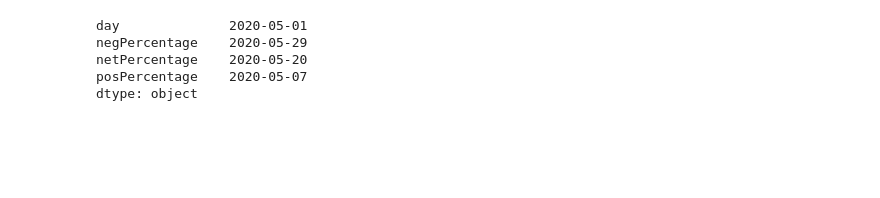
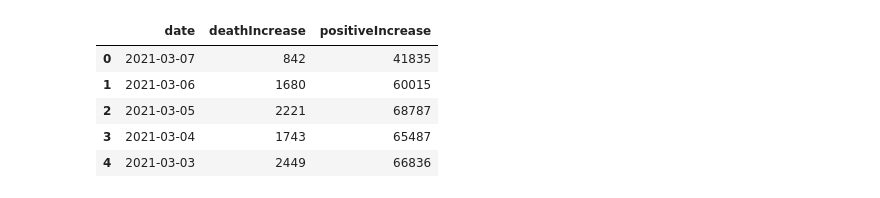
Before and after one commit to PolimiDataScientists/PMDS-Twitter-Analysis, a Jupyter notebook: src/notebooks/sentimentPlotting.ipynb, the cells around one changed output. Cells and saved outputs as stored; diff of their text form; code cells hidden in the pictures; blank space fills up the shorter version.

```diff
--- a/src/notebooks/sentimentPlotting.ipynb
+++ b/src/notebooks/sentimentPlotting.ipynb
@@ -17,8 +3,0 @@ sentimentAnalysis.compute_sentiment_per_day()
-# %%
-sentimentAnalysis.getSentimentStatistics()
-# %% [output]
-day              2020-05-01
-negPercentage    2020-05-29
-netPercentage    2020-05-20
-posPercentage    2020-05-07
-dtype: object
@@ -25,5 +7,12 @@ dtype: object
 # %%
-covidData = pd.read_csv("../../data/covidDataUS.csv")
+covidData = pd.read_csv("../data/covidData.csv")
 covidData = covidData[["date","deathIncrease","positiveIncrease"]]
 covidData.head()
+# %% [output]
+|  | date | deathIncrease | positiveIncrease |
+| 0 | 2021-03-07 | 842 | 41835 |
+| 1 | 2021-03-06 | 1680 | 60015 |
+| 2 | 2021-03-05 | 2221 | 68787 |
+| 3 | 2021-03-04 | 1743 | 65487 |
+| 4 | 2021-03-03 | 2449 | 66836 |
 # %%
```
Also changed, not shown: parts of 11 cells of this notebook, 2 other files.
